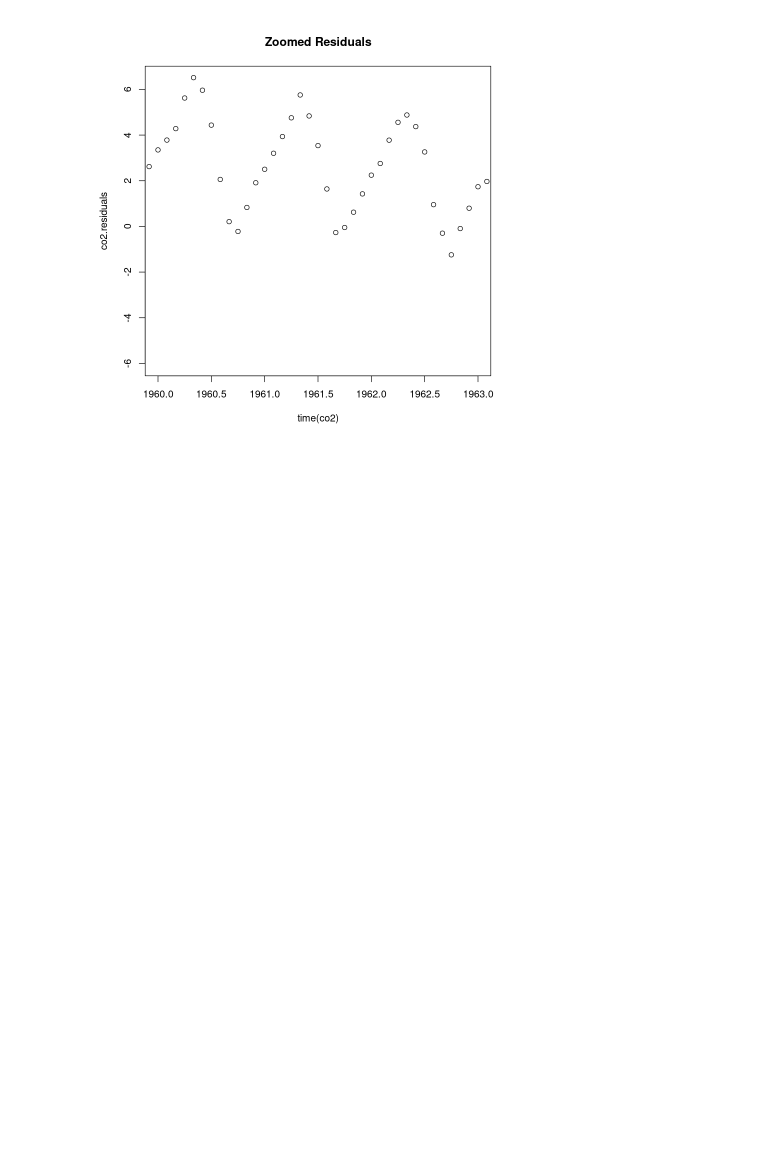
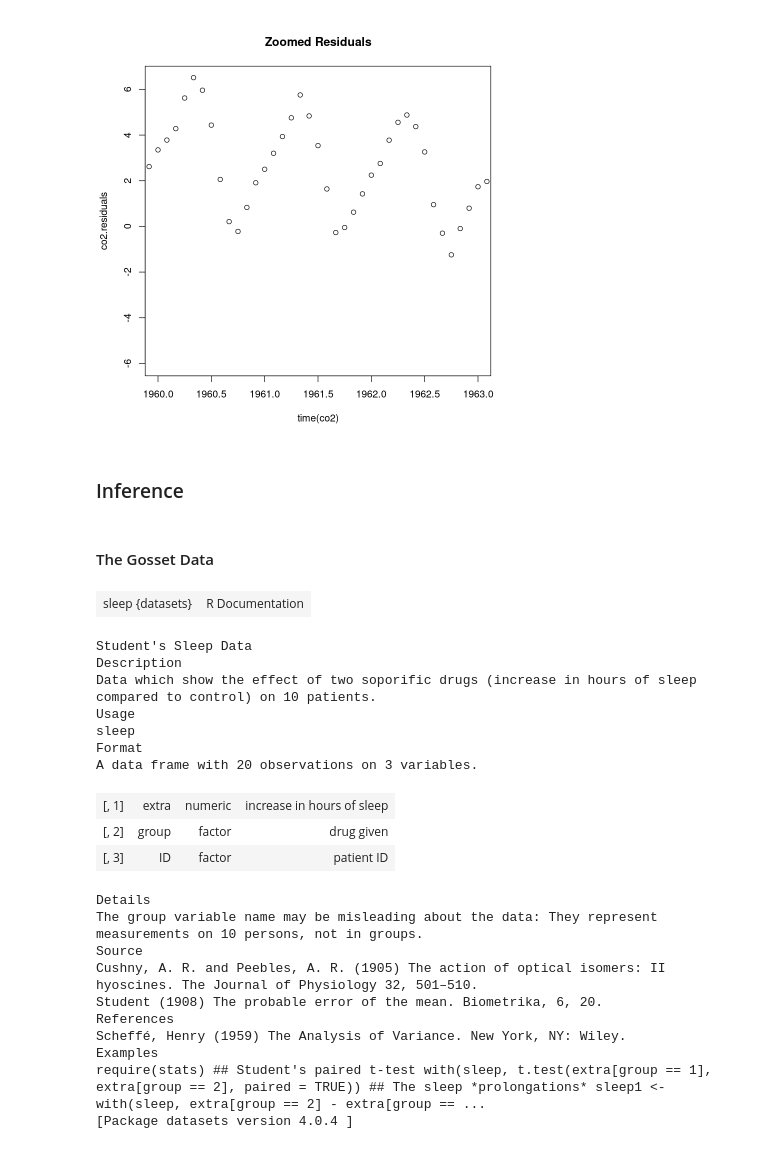
Before and after one commit to anilkunwar/coursera, a Jupyter notebook: SUNY_Practical_Time_Series_Analysis/Basic-statistics.ipynb, the cells around one changed output. Cells and saved outputs as stored; diff of their text form; code cells hidden in the pictures; blank space fills up the shorter version.

```diff
--- a/SUNY_Practical_Time_Series_Analysis/Basic-statistics.ipynb
+++ b/SUNY_Practical_Time_Series_Analysis/Basic-statistics.ipynb
@@ -236,3 +236,31 @@ plot(co2.residuals~time(co2))
 plot(co2.residuals~time(co2), xlim=c(1960, 1963), main='Zoomed Residuals')
 # %% [output]
 [figure]
+# %% [markdown]
+### Inference
+# %% [markdown]
+#### The Gosset Data
+# %%
+help(sleep)
+# %% [output]
+| sleep {datasets} | R Documentation |
+Student's Sleep Data
+Description
+Data which show the effect of two soporific drugs (increase in hours of sleep compared to control) on 10 patients.
+Usage
+sleep
+Format
+A data frame with 20 observations on 3 variables.
+| [, 1] | extra | numeric | increase in hours of sleep |
+| [, 2] | group | factor | drug given |
+| [, 3] | ID | factor | patient ID |
+Details
+The group variable name may be misleading about the data: They represent measurements on 10 persons, not in groups.
+Source
+Cushny, A. R. and Peebles, A. R. (1905) The action of optical isomers: II hyoscines. The Journal of Physiology 32, 501–510.
+Student (1908) The probable error of the mean. Biometrika, 6, 20.
+References
+Scheffé, Henry (1959) The Analysis of Variance. New York, NY: Wiley.
+Examples
+require(stats) ## Student's paired t-test with(sleep, t.test(extra[group == 1], extra[group == 2], paired = TRUE)) ## The sleep *prolongations* sleep1 <- with(sleep, extra[group == 2] - extra[group == ...
+[Package datasets version 4.0.4 ]
```
Also changed, not shown: parts of 11 cells of this notebook.
